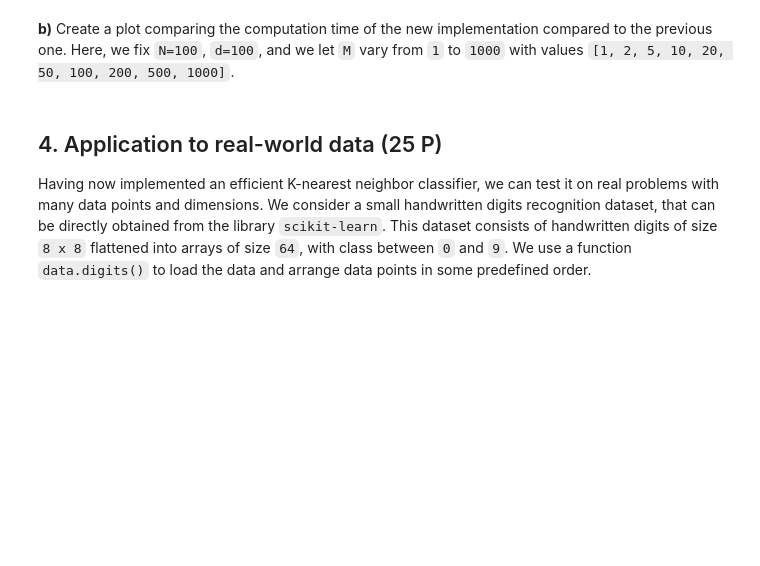
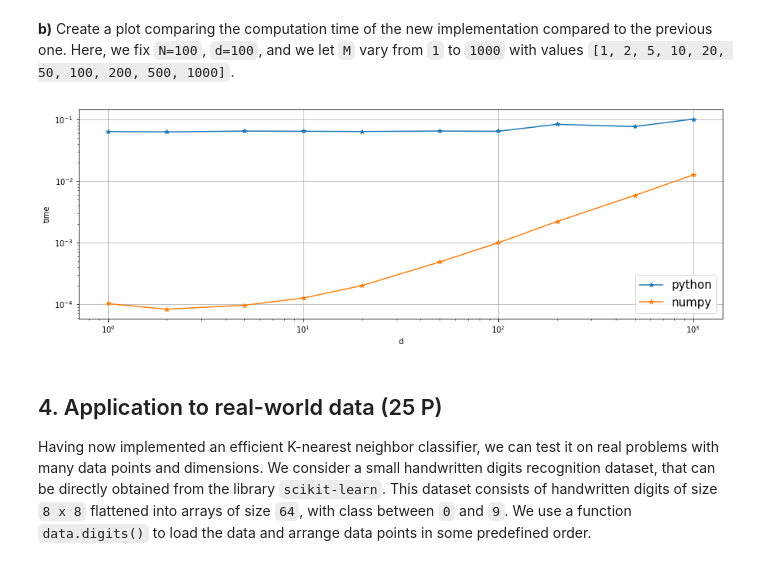
Before and after one commit to mkrcke/pythonprogramming, a Jupyter notebook: assignment2/sheet2.ipynb, the cells around one changed output. Drawn from its saved outputs; the diff is of its cells as text; code cells hidden in the pictures; blank space fills up the shorter version.

```diff
--- a/assignment2/sheet2.ipynb
+++ b/assignment2/sheet2.ipynb
@@ -271,8 +268,11 @@ def npbatch(U, X, Y, *args, **kwargs):
         with the `pybatch` function
     '''
     # >>>>> YOUR CODE HERE
-    raise NotImplementedError("Replace this line by your code.")
+    distMat = distance.cdist(U, X, 'euclidean')
+    return Y[np.argmin(distMat, axis=1)]
     # <<<<< END YOUR CODE
+# %%
+U, X, Y = data.toy(20, 100, 50)
 # %%
 np.testing.assert_allclose(pybatch(U, X, Y), npbatch(U, X, Y))
 # %% [markdown]
@@ -284,3 +280,32 @@ raise NotImplementedError("Replace this line by your code.")
+# %%
+# >>>>> YOUR CODE HERE
+Mlist= [1, 2, 5, 10, 20, 50, 100, 200, 500, 1000]
+pylist = []
+for M in Mlist:
+    U, X, Y = data.toy(100, 100, M)
+    # get the average of three runs
+    delta = mean(timeit.repeat(lambda : pybatch(U,X,Y, distance = npdistance), number=1, repeat=3))
+    pylist.append(delta)
+nplist= []
+for M in Mlist:
+    U, X, Y = data.toy(100, 100, M)
+    # get the average of three runs
+    delta = mean(timeit.repeat(lambda : npbatch(U,X,Y, distance = npdistance), number=1, repeat=3))
+    nplist.append(delta)
+
+
+import matplotlib
+import matplotlib.pyplot as plt
+# Needed in Jupyter Notebook
+%matplotlib inline
+plt.figure(figsize=(15,5))
+plt.plot(Mlist, pylist, '-*', label = "python")
+plt.plot(Mlist, nplist, '-*', label = "numpy")
+plt.xscale('log'); plt.yscale('log'); plt.xlabel('d'); plt.ylabel('time'); plt.grid(True)
+_=plt.legend(loc='lower right', fontsize=15)
+# <<<<< END YOUR CODE
+# %% [output]
+[figure, added]
 # %% [markdown]
 ## 4. Application to real-world data (25 P)
 
```
Also changed, not shown: parts of 12 cells of this notebook.
